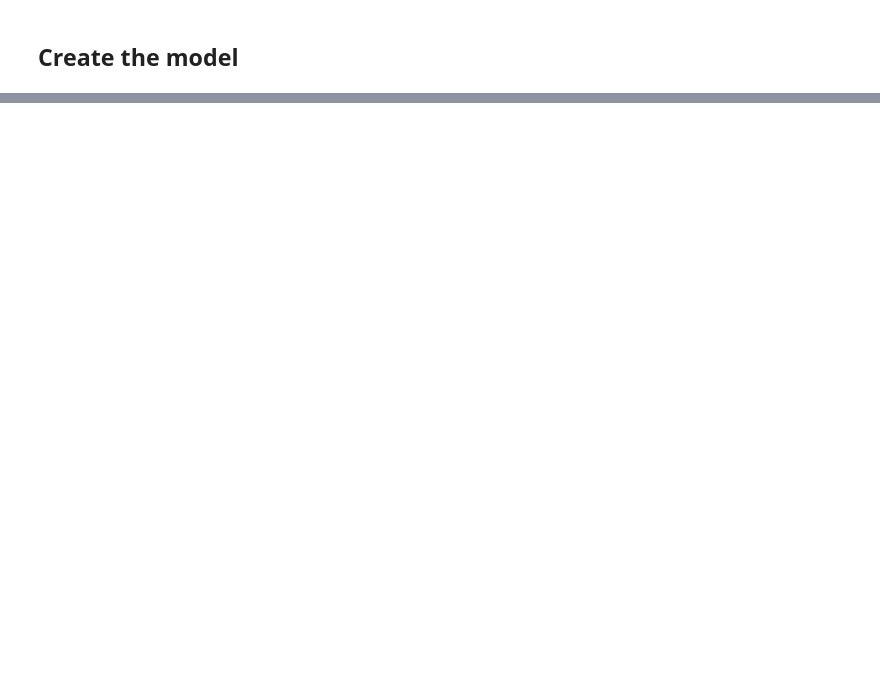
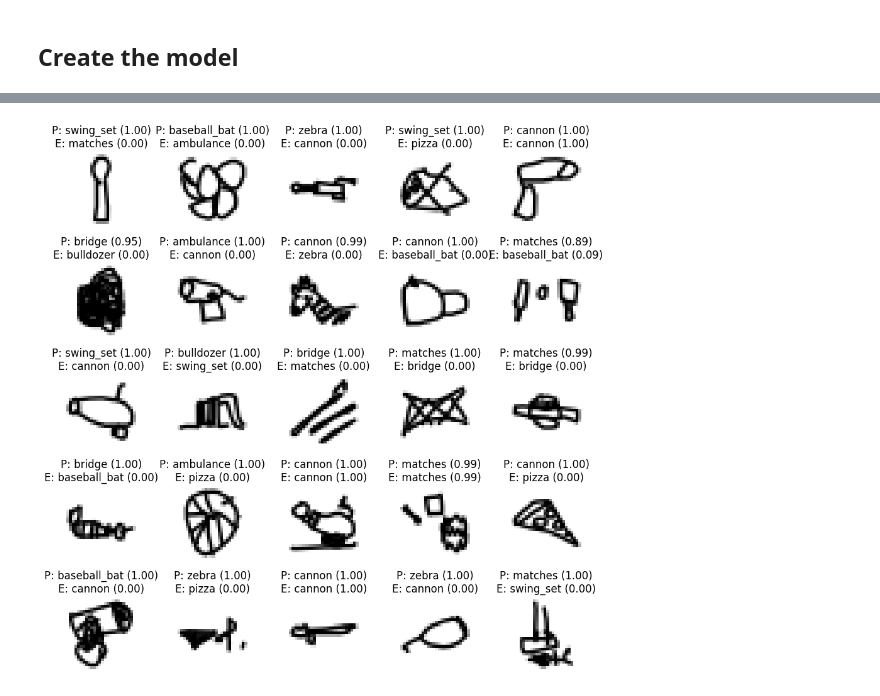
Before and after one commit to wut-mpg/ColabNotebooks, a Jupyter notebook: PERM_KerasIntro.ipynb, the cells around one changed output, grey strips where cells are left out. Cells and saved outputs as stored; diff of their text form; code cells hidden in the pictures; blank space fills up the shorter version.

```diff
--- a/PERM_KerasIntro.ipynb
+++ b/PERM_KerasIntro.ipynb
@@ -913,2 +941,4 @@ show_samples(correct_indices, predicted_classes, X_test, y_test, 5, class_names)
 # %%
-show_samples(incorrect_indices, predicted_classes, X_test, y_test, 5, class_names)
+show_samples(incorrect_indices, predict, X_test, y_test, 5, class_names)
+# %% [output]
+[figure, added]
```
Also changed, not shown: parts of 22 cells of this notebook.
